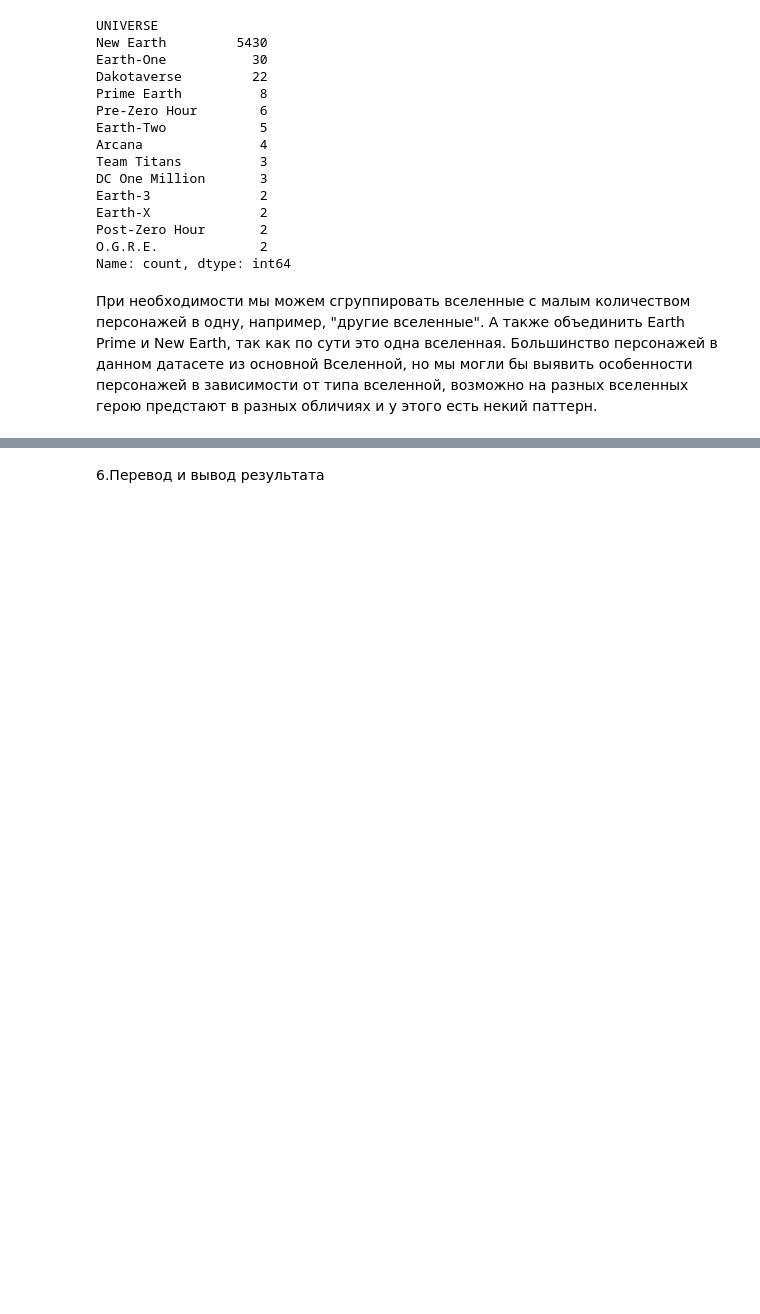
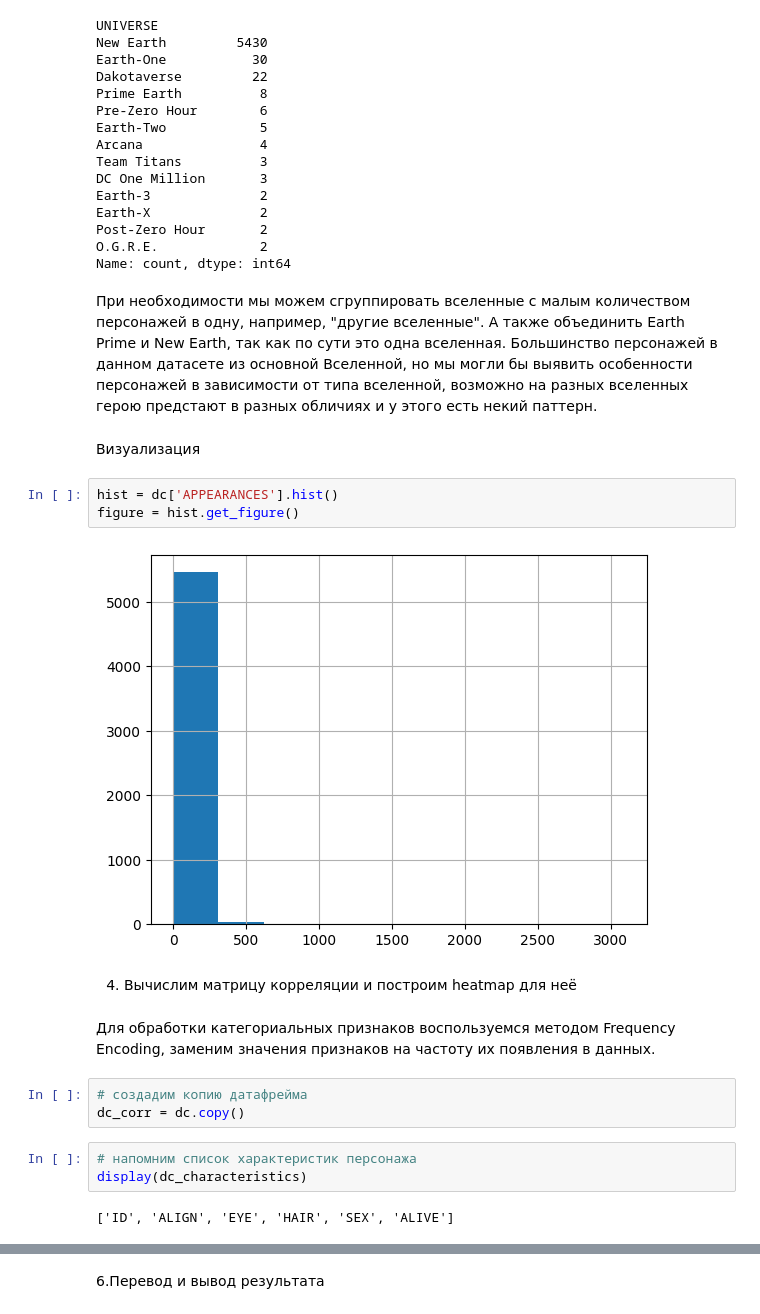
Before and after one commit to elvisandsivle/sf_data_science, a Jupyter notebook: SkillFactory/Продвинутые методы/task 2.ipynb, the cells around one changed output, grey strips where cells are left out. Drawn from its saved outputs; the diff is of its cells as text; blank space fills up the shorter version.

```diff
--- a/SkillFactory/Продвинутые методы/task 2.ipynb
+++ b/SkillFactory/Продвинутые методы/task 2.ipynb
@@ -866,3 +868,22 @@ O.G.R.E.             2
 Name: count, dtype: int64
 # %% [markdown]
 При необходимости мы можем сгруппировать вселенные с малым количеством персонажей в одну, например, "другие вселенные". А также объединить Earth Prime и New Earth, так как по сути это одна вселенная. Большинство персонажей в данном датасете из основной Вселенной, но мы могли бы выявить особенности персонажей в зависимости от типа вселенной, возможно на разных вселенных герою предстают в разных обличиях и у этого есть некий паттерн.
+# %% [markdown]
+Визуализация
+# %%
+hist = dc['APPEARANCES'].hist()
+figure = hist.get_figure()
+# %% [output]
+[figure, added]
+# %% [markdown]
+4. Вычислим матрицу корреляции и построим heatmap для неё
+# %% [markdown]
+Для обработки категориальных признаков воспользуемся методом Frequency Encoding, заменим значения признаков на частоту их появления в данных.
+# %%
+# создадим копию датафрейма
+dc_corr = dc.copy()
+# %%
+# напомним список характеристик персонажа
+display(dc_characteristics)
+# %% [output]
+['ID', 'ALIGN', 'EYE', 'HAIR', 'SEX', 'ALIVE']
```
Also changed, not shown: parts of 11 cells of this notebook, 7 other files.
